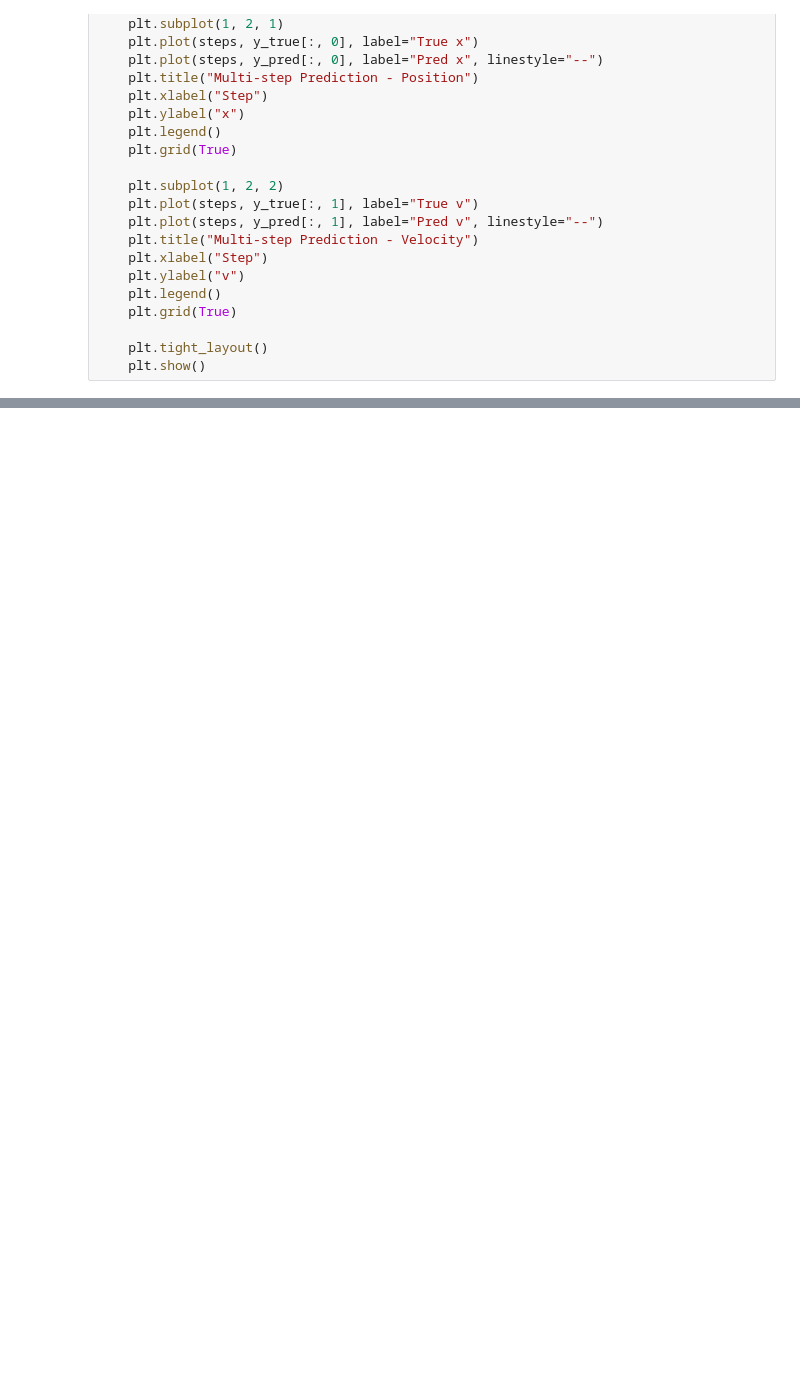
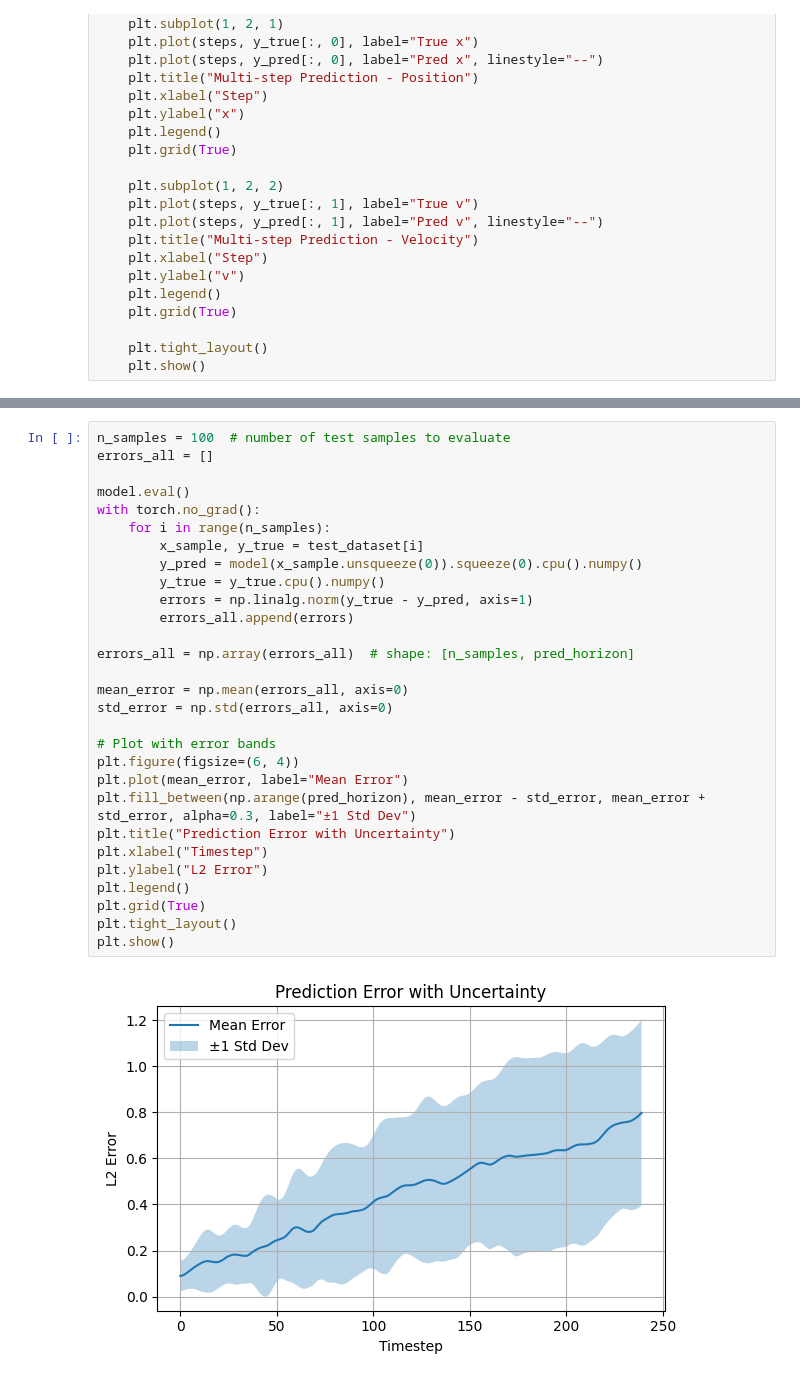
Before and after one commit to Mustafa-Meric-Kasap/duff-net-dynamics, a Jupyter notebook: notebooks/nn_modeling_multi_step.ipynb, the cells around one changed output, grey strips where cells are left out. Saved outputs shown, nothing was run; the diff lists cells and outputs as text; blank space fills up the shorter version.

```diff
--- a/notebooks/nn_modeling_multi_step.ipynb
+++ b/notebooks/nn_modeling_multi_step.ipynb
@@ -257,0 +325,31 @@ Image(filename="duffing_phase_motion.gif")
+# %%
+n_samples = 100  # number of test samples to evaluate
+errors_all = []
+
+model.eval()
+with torch.no_grad():
+    for i in range(n_samples):
+        x_sample, y_true = test_dataset[i]
+        y_pred = model(x_sample.unsqueeze(0)).squeeze(0).cpu().numpy()
+        y_true = y_true.cpu().numpy()
+        errors = np.linalg.norm(y_true - y_pred, axis=1)
+        errors_all.append(errors)
+
+errors_all = np.array(errors_all)  # shape: [n_samples, pred_horizon]
+
+mean_error = np.mean(errors_all, axis=0)
+std_error = np.std(errors_all, axis=0)
+
+# Plot with error bands
+plt.figure(figsize=(6, 4))
+plt.plot(mean_error, label="Mean Error")
+plt.fill_between(np.arange(pred_horizon), mean_error - std_error, mean_error + std_error, alpha=0.3, label="±1 Std Dev")
+plt.title("Prediction Error with Uncertainty")
+plt.xlabel("Timestep")
+plt.ylabel("L2 Error")
+plt.legend()
+plt.grid(True)
+plt.tight_layout()
+plt.show()
+# %% [output]
+[figure, added]
```
Also changed, not shown: parts of 14 cells of this notebook.
